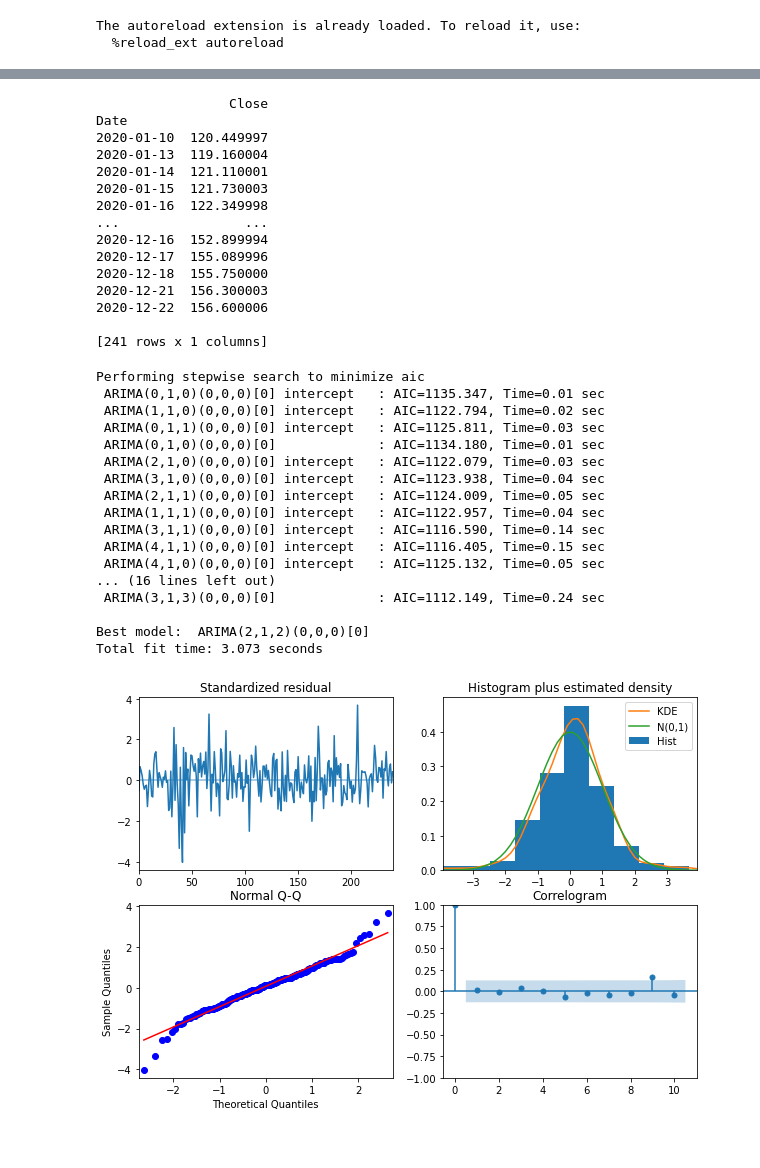
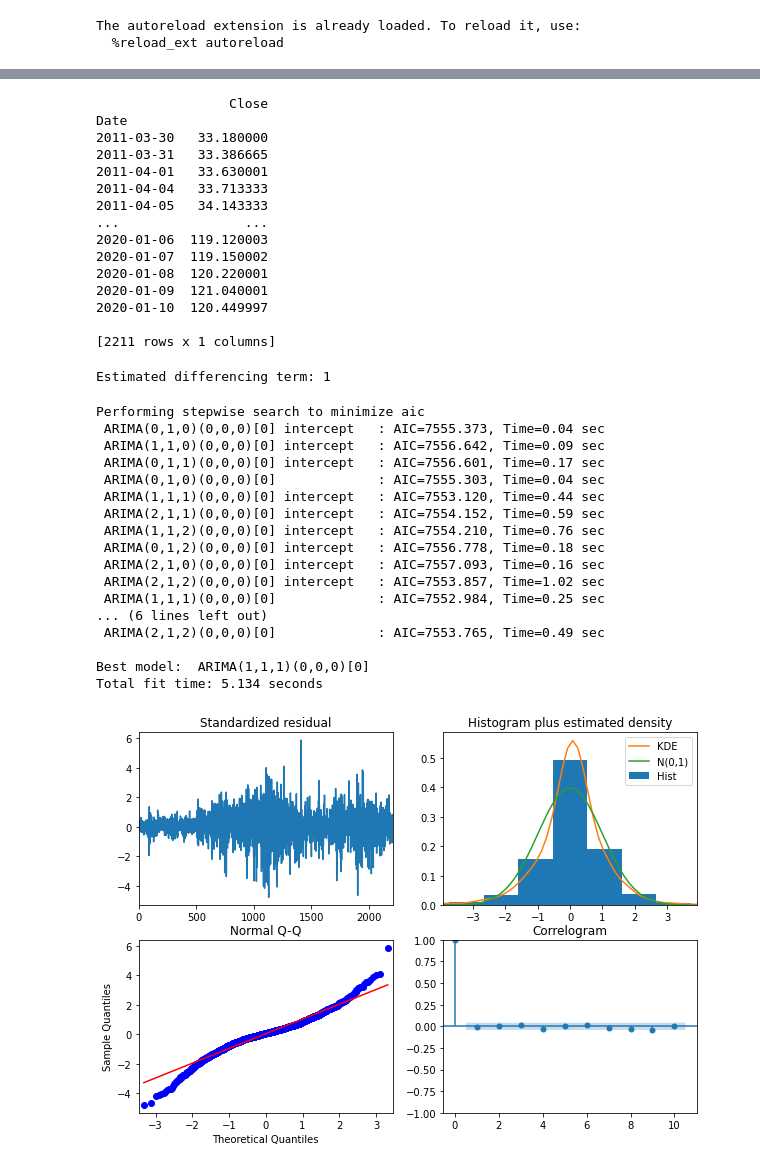
Before and after one commit to Andu3/final-project, a Jupyter notebook: EDA.ipynb, the cells around one changed output, grey strips where cells are left out. Cells and saved outputs as stored; diff of their text form; code cells hidden in the pictures.

```diff
--- a/EDA.ipynb
+++ b/EDA.ipynb
@@ -27,23 +30,23 @@ IBBmonth = Path.cwd() / "data" / "IBBmonth.csv"
 
 # 10 year ETFs
 IBB = Path.cwd() / "data" / "IBB.csv"
-ICLN = Path.cwd() / "data" / "ICLN.csv"
-IYW = Path.cwd() / "data" / "IYW.csv"
+#ICLN = Path.cwd() / "data" / "ICLN.csv"
+#IYW = Path.cwd() / "data" / "IYW.csv"
 
 # 5 year ETFs
 ARKK = Path.cwd() / "data" / "ARKK.csv"
-ARKW = Path.cwd() / "data" / "ARKW.csv"
+#ARKW = Path.cwd() / "data" / "ARKW.csv"
 
 # 1 year ETFs
-ARKG = Path.cwd() / "data" / "ARKG.csv"
 ARKQ = Path.cwd() / "data" / "ARKQ.csv"
-ARKF = Path.cwd() / "data" / "ARKF.csv"
+#ARKG = Path.cwd() / "data" / "ARKG.csv"
+#ARKF = Path.cwd() / "data" / "ARKF.csv"
 
 
 
 
 
-data_close = load_data(IBBmonth)
+data_close = load_data(IBB)
 # %%
 len(data_close)
 # %% [output]
@@ -75,46 +78,50 @@ print(train_data)
 # %% [output]
                  Close
 Date
+2011-03-30   33.180000
+2011-03-31   33.386665
+2011-04-01   33.630001
+2011-04-04   33.713333
+2011-04-05   34.143333
+...                ...
+2020-01-06  119.120003
+2020-01-07  119.150002
+2020-01-08  120.220001
+2020-01-09  121.040001
 2020-01-10  120.449997
-2020-01-13  119.160004
-2020-01-14  121.110001
-2020-01-15  121.730003
-2020-01-16  122.349998
-...                ...
-2020-12-16  152.899994
-2020-12-17  155.089996
-2020-12-18  155.750000
-2020-12-21  156.300003
-2020-12-22  156.600006
 
-[241 rows x 1 columns]
+[2211 rows x 1 columns]
+# %%
+n_diffs = find_differencing(train_data)
+# %% [output]
+Estimated differencing term: 1
 # %%
 arima_model_order =  auto_arima(train_data,start_p=0, d=None, start_q=0,
                           max_p=5, max_d=5, max_q=5, start_P=0,
                           D=0, start_Q=0, max_P=5, max_D=5,
-                          max_Q=5, seasonal_test='ocsb', test='kpss', error_action='warn',
+                          max_Q=5, test='kpss', seasonal_test='ocsb', error_action='warn',
                           trace = True, supress_warnings=True,stepwise = True,
                           random_state=None, n_fits = 50)
 
 arima_model_order.plot_diagnostics(figsize=(10,7))
 plt.show()
 # %% [output]
 Performing stepwise search to minimize aic
- ARIMA(0,1,0)(0,0,0)[0] intercept   : AIC=1135.347, Time=0.01 sec
- ARIMA(1,1,0)(0,0,0)[0] intercept   : AIC=1122.794, Time=0.02 sec
- ARIMA(0,1,1)(0,0,0)[0] intercept   : AIC=1125.811, Time=0.03 sec
- ARIMA(0,1,0)(0,0,0)[0]             : AIC=1134.180, Time=0.01 sec
- ARIMA(2,1,0)(0,0,0)[0] intercept   : AIC=1122.079, Time=0.03 sec
- ARIMA(3,1,0)(0,0,0)[0] intercept   : AIC=1123.938, Time=0.04 sec
- ARIMA(2,1,1)(0,0,0)[0] intercept   : AIC=1124.009, Time=0.05 sec
- ARIMA(1,1,1)(0,0,0)[0] intercept   : AIC=1122.957, Time=0.04 sec
- ARIMA(3,1,1)(0,0,0)[0] intercept   : AIC=1116.590, Time=0.14 sec
- ARIMA(4,1,1)(0,0,0)[0] intercept   : AIC=1116.405, Time=0.15 sec
- ARIMA(4,1,0)(0,0,0)[0] intercept   : AIC=1125.132, Time=0.05 sec
-... (16 lines left out)
- ARIMA(3,1,3)(0,0,0)[0]             : AIC=1112.149, Time=0.24 sec
+ ARIMA(0,1,0)(0,0,0)[0] intercept   : AIC=7555.373, Time=0.04 sec
+ ARIMA(1,1,0)(0,0,0)[0] intercept   : AIC=7556.642, Time=0.09 sec
+ ARIMA(0,1,1)(0,0,0)[0] intercept   : AIC=7556.601, Time=0.17 sec
+ ARIMA(0,1,0)(0,0,0)[0]             : AIC=7555.303, Time=0.04 sec
+ ARIMA(1,1,1)(0,0,0)[0] intercept   : AIC=7553.120, Time=0.44 sec
+ ARIMA(2,1,1)(0,0,0)[0] intercept   : AIC=7554.152, Time=0.59 sec
+ ARIMA(1,1,2)(0,0,0)[0] intercept   : AIC=7554.210, Time=0.76 sec
+ ARIMA(0,1,2)(0,0,0)[0] intercept   : AIC=7556.778, Time=0.18 sec
+ ARIMA(2,1,0)(0,0,0)[0] intercept   : AIC=7557.093, Time=0.16 sec
+ ARIMA(2,1,2)(0,0,0)[0] intercept   : AIC=7553.857, Time=1.02 sec
+ ARIMA(1,1,1)(0,0,0)[0]             : AIC=7552.984, Time=0.25 sec
+... (6 lines left out)
+ ARIMA(2,1,2)(0,0,0)[0]             : AIC=7553.765, Time=0.49 sec
 
-Best model:  ARIMA(2,1,2)(0,0,0)[0]
-Total fit time: 3.073 seconds
+Best model:  ARIMA(1,1,1)(0,0,0)[0]
+Total fit time: 5.134 seconds
-[figure, old version]
+[figure, new version]
 # %%
```
Also changed, not shown: parts of 22 cells of this notebook, 6 other files.
